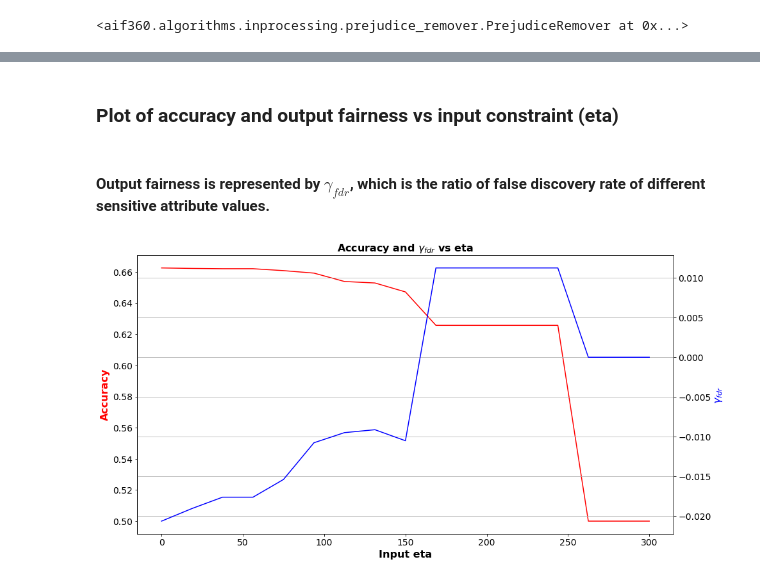
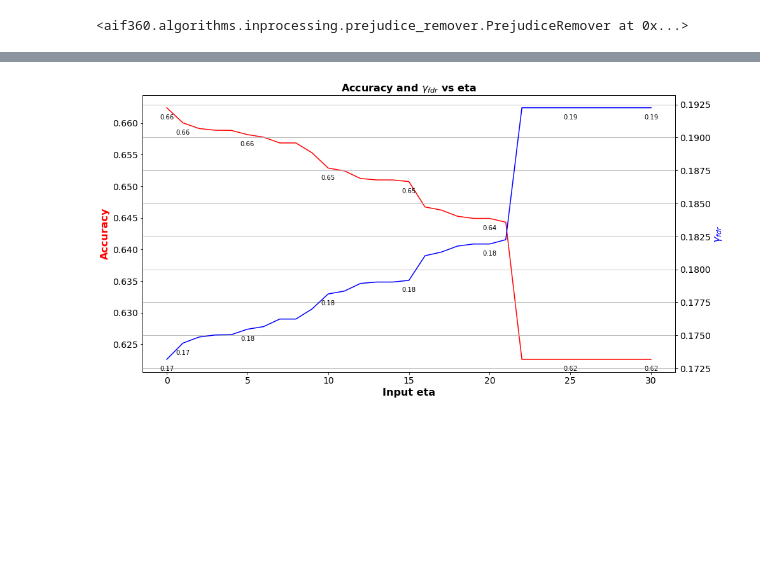
Before and after one commit to khuf/INFO381, a Jupyter notebook: notebooks/prejudice_remover.ipynb, the cells around one changed output, grey strips where cells are left out. Drawn from its saved outputs; the diff is of its cells as text; code cells hidden in the pictures; blank space fills up the shorter version.

Commit message:
accuracy vs fpr & accuracy vs fairness metrics

```diff
--- a/notebooks/prejudice_remover.ipynb
+++ b/notebooks/prejudice_remover.ipynb
@@ -230,11 +230,12 @@ Test set: Theil_index = 0.053117
 # %%
 display(Markdown("#### Running the algorithm for different eta values"))
 
-accuracies, false_discovery_rates, statistical_rates = [], [], []
+accuracies, false_discovery_rates, statistical_rates, average_odds, disparate_impact, equal_opportunity, theil_index = [], [],\
+[], [], [], [], []
 sensitive_attribute = "Sex"
 
-all_eta = np.linspace(0.0, 300, 17)
-for e in eta:
+all_eta = np.linspace(0.0, 30, 30)
+for e in range(31):
     print("eta: %.2f" % e)
     debiased_model = PrejudiceRemover(eta=e, sensitive_attr=sensitive_attribute)
     debiased_model.fit(dataset_orig_train)
@@ -250,6 +251,10 @@ for e in eta:
     acc = 0.5*(classified_metric_prejudiceremover_test.true_positive_rate()+classified_metric_prejudiceremover_test.true_negative_rate())
     sp =  classified_metric_prejudiceremover_test.mean_difference()
     fr = classified_metric_prejudiceremover_test.false_discovery_rate()
+    eo = classified_metric_prejudiceremover_test.equal_opportunity_difference()
+    ao = classified_metric_prejudiceremover_test.average_odds_difference()
+    di = classified_metric_prejudiceremover_test.disparate_impact()
+    ti = classified_metric_prejudiceremover_test.theil_index()
     print("accuracy: %.2f" % acc)
     print("fdr: %.2f" % fr)
     print("statistical parity: %.2f" % sp)
@@ -260,6 +265,10 @@ for e in eta:
     accuracies.append(acc)
     false_discovery_rates.append(fr)
     statistical_rates.append(sp)
+    equal_opportunity.append(eo)
+    average_odds.append(ao)
+    disparate_impact.append(di)
+    theil_index.append(ti)
 # %% [output]
 #### Running the algorithm for different eta values
 eta: 0.00
@@ -282,24 +357,37 @@ statistical parity: 0.00
 # %%
-all_eta = np.linspace(0.0, 300, 17)
-
-display(Markdown("### Plot of accuracy and output fairness vs input constraint (eta)"))
-
-display(Markdown("#### Output fairness is represented by $\gamma_{fdr}$, which is the ratio of false discovery rate of different sensitive attribute values."))
-
 fig, ax1 = plt.subplots(figsize=(15,8))
 ax1.plot(all_eta, accuracies, color='r')
 ax1.set_title('Accuracy and $\gamma_{fdr}$ vs eta', fontsize=16, fontweight='bold')
 ax1.set_xlabel('Input eta', fontsize=16, fontweight='bold')
 ax1.set_ylabel('Accuracy', color='r', fontsize=16, fontweight='bold')
 ax1.xaxis.set_tick_params(labelsize=14)
 ax1.yaxis.set_tick_params(labelsize=14)
 
+for i in [0, 1, 5, 10, 15, 25, 20, 30]:
+
+    label = "{:.2f}".format(accuracies[i])
+
+    plt.annotate(label, # this is the text
+                 (i, accuracies[i],), # this is the point to label
+                 textcoords="offset points", # how to position the text
+                 xytext=(0,-18), # distance from text to points (x,y)
+                 ha='center') # horizontal alignment can be left, right or center
+
 ax2 = ax1.twinx()
-ax2.plot(all_eta,  statistical_rates, color='b')
+ax2.plot(all_eta,  false_discovery_rates, color='b')
+for i in [0, 1, 5, 10, 15, 25, 20, 30]:
+
+    label = "{:.2f}".format(false_discovery_rates[i])
+
+    plt.annotate(label, # this is the text
+                 (i, false_discovery_rates[i],), # this is the point to label
+                 textcoords="offset points", # how to position the text
+                 xytext=(0,-18), # distance from text to points (x,y)
+                 ha='center') # horizontal alignment can be left, right or center
 ax2.set_ylabel('$\gamma_{fdr}$', color='b', fontsize=16, fontweight='bold')
 ax2.yaxis.set_tick_params(labelsize=14)
 ax2.grid(True)
+
+plt.savefig("false_discovery_rates_with_accuracy.svg")
 # %% [output]
-### Plot of accuracy and output fairness vs input constraint (eta)
-#### Output fairness is represented by $\gamma_{fdr}$, which is the ratio of false discovery rate of different sensitive attribute values.
-[figure, old version]
+[figure, new version]
```
Also changed, not shown: parts of 8 cells of this notebook.
